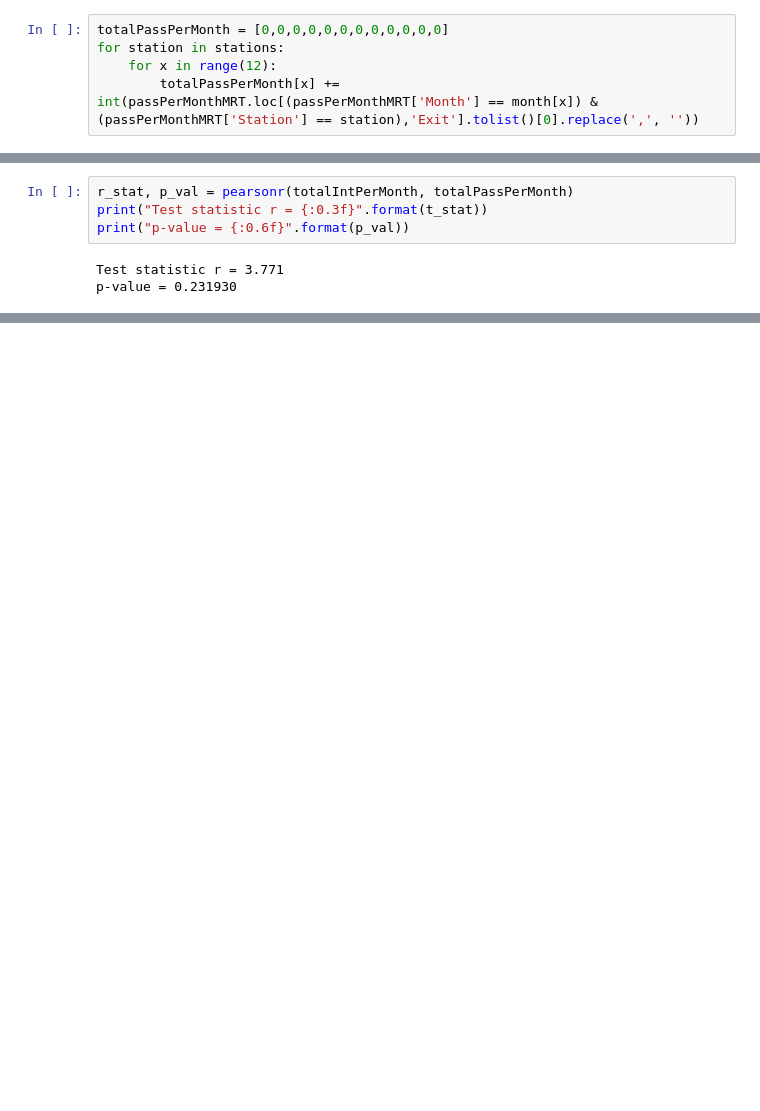
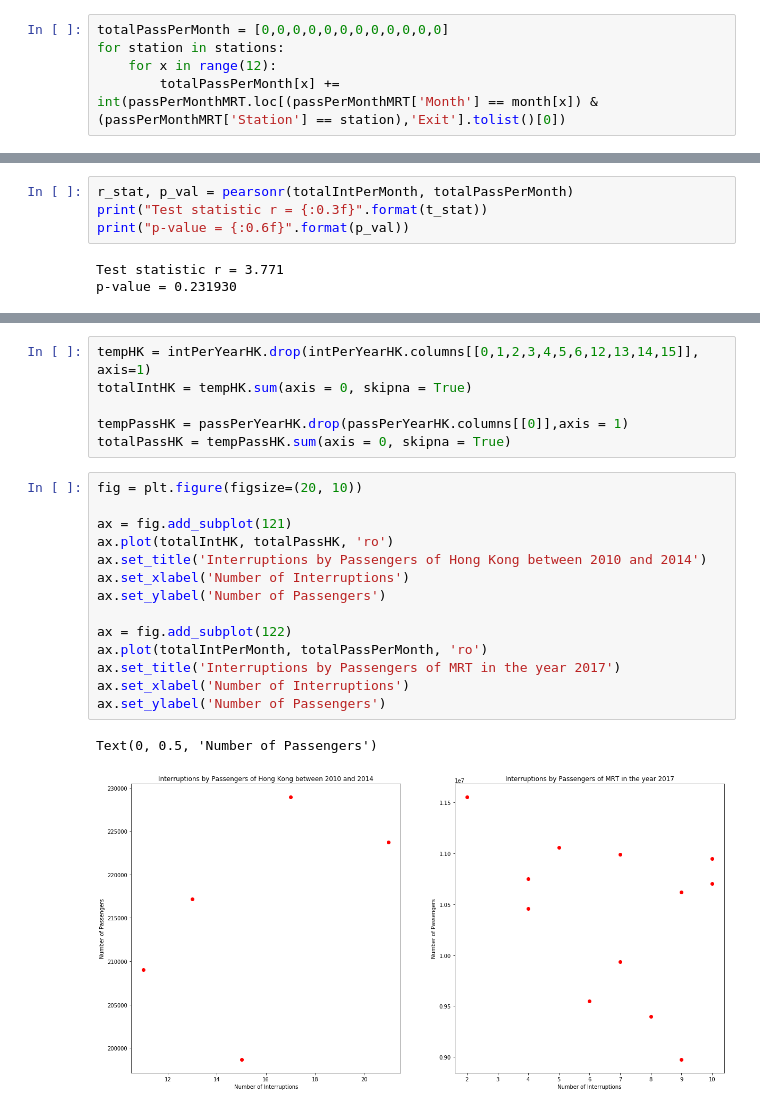
Before and after one commit to kylesantiago/-DATASCI-Final, a Jupyter notebook: [DATASCI] Final.ipynb, the cells around one changed output, grey strips where cells are left out. Cells and saved outputs as stored; diff of their text form; blank space fills up the shorter version.

```diff
--- a/[DATASCI] Final.ipynb
+++ b/[DATASCI] Final.ipynb
@@ -218,6 +225,6 @@ month = passPerMonthMRT['Month'].unique()
 totalPassPerMonth = [0,0,0,0,0,0,0,0,0,0,0,0]
 for station in stations:
     for x in range(12):
-        totalPassPerMonth[x] += int(passPerMonthMRT.loc[(passPerMonthMRT['Month'] == month[x]) & (passPerMonthMRT['Station'] == station),'Exit'].tolist()[0].replace(',', ''))
+        totalPassPerMonth[x] += int(passPerMonthMRT.loc[(passPerMonthMRT['Month'] == month[x]) & (passPerMonthMRT['Station'] == station),'Exit'].tolist()[0])
 # %%
 totalIntPerMonth = intPerYearMRT.loc[:,'2017'].tolist()
@@ -241,0 +247,23 @@ p-value = 0.231930
+# %%
+tempHK = intPerYearHK.drop(intPerYearHK.columns[[0,1,2,3,4,5,6,12,13,14,15]], axis=1)
+totalIntHK = tempHK.sum(axis = 0, skipna = True)
+
+tempPassHK = passPerYearHK.drop(passPerYearHK.columns[[0]],axis = 1)
+totalPassHK = tempPassHK.sum(axis = 0, skipna = True)
+# %%
+fig = plt.figure(figsize=(20, 10))
+
+ax = fig.add_subplot(121)
+ax.plot(totalIntHK, totalPassHK, 'ro')
+ax.set_title('Interruptions by Passengers of Hong Kong between 2010 and 2014')
+ax.set_xlabel('Number of Interruptions')
+ax.set_ylabel('Number of Passengers')
+
+ax = fig.add_subplot(122)
+ax.plot(totalIntPerMonth, totalPassPerMonth, 'ro')
+ax.set_title('Interruptions by Passengers of MRT in the year 2017')
+ax.set_xlabel('Number of Interruptions')
+ax.set_ylabel('Number of Passengers')
+# %% [output]
+Text(0, 0.5, 'Number of Passengers')
+[figure, added]
```
Also changed, not shown: parts of 7 cells of this notebook, 2 other files.
